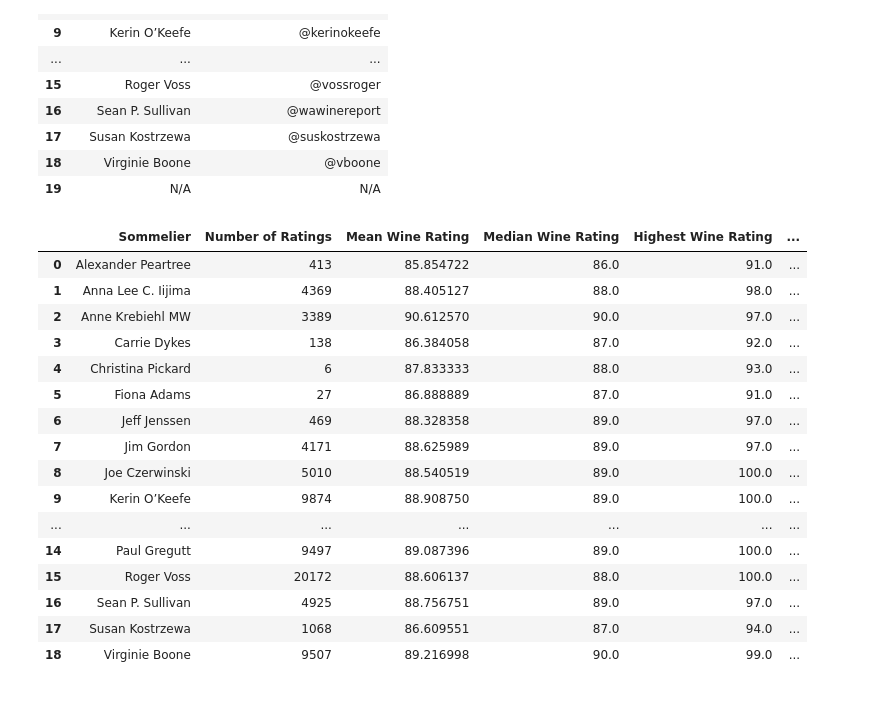
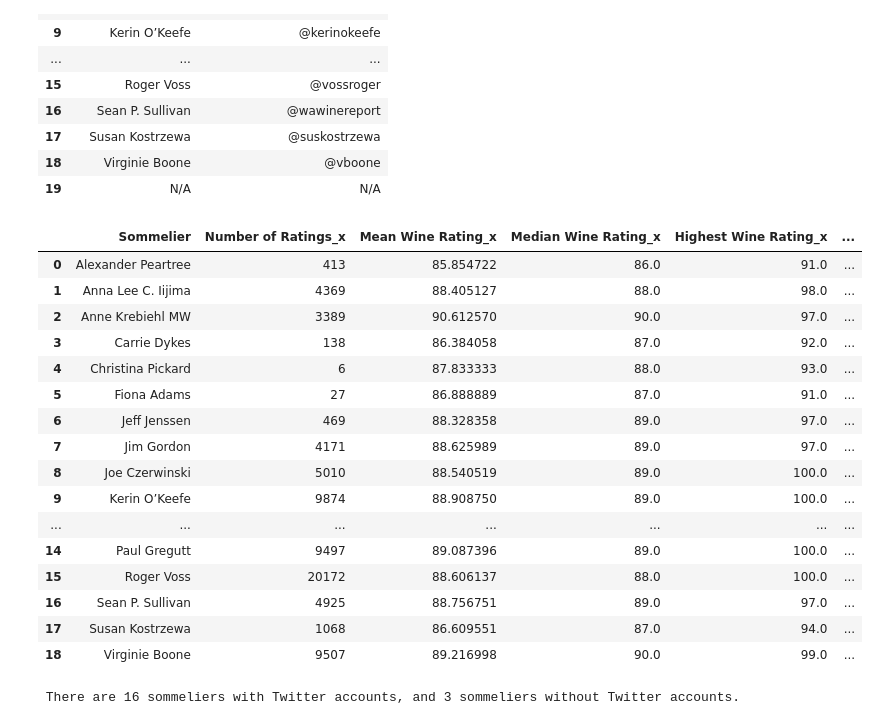
Before and after one commit to ParedesA/p1big_data_bandits, a Jupyter notebook: el_wine_questions.ipynb, the cells around one changed output. Saved outputs shown, nothing was run; the diff lists cells and outputs as text; code cells hidden in the pictures.

```diff
--- a/el_wine_questions.ipynb
+++ b/el_wine_questions.ipynb
@@ -318,10 +324,10 @@ som_twitter_df
 | 19 | N/A | N/A |
 # %%
 # Merge som_df and som_twitter_df
-som_twitter_df = pd.merge(som_df, som_twitter_df, on='Sommelier', how="inner")
-som_twitter_df
+som_df = pd.merge(som_df, som_twitter_df, on='Sommelier', how="inner")
+som_df
 # %% [output]
-|  | Sommelier | Number of Ratings | Mean Wine Rating | Median Wine Rating | Highest Wine Rating | ... |
+|  | Sommelier | Number of Ratings_x | Mean Wine Rating_x | Median Wine Rating_x | Highest Wine Rating_x | ... |
 | 0 | Alexander Peartree | 413 | 85.854722 | 86.0 | 91.0 | ... |
 | 1 | Anna Lee C. Iijima | 4369 | 88.405127 | 88.0 | 98.0 | ... |
 | 2 | Anne Krebiehl MW | 3389 | 90.612570 | 90.0 | 97.0 | ... |
@@ -338,3 +344,11 @@ som_twitter_df
 | 16 | Sean P. Sullivan | 4925 | 88.756751 | 89.0 | 97.0 | ... |
 | 17 | Susan Kostrzewa | 1068 | 86.609551 | 87.0 | 94.0 | ... |
 | 18 | Virginie Boone | 9507 | 89.216998 | 90.0 | 99.0 | ... |
+# %%
+# Count how many sommeliers do and do not have Twitter accounts
+soms_w_twitter = len(som_df[som_df['Sommelier Twitter Handle'].str.contains("@")])
+soms_wo_twitter = len(som_df[som_df['Sommelier Twitter Handle'].str.contains("N/A")])
+
+print(f" There are {soms_w_twitter} sommeliers with Twitter accounts, and {soms_wo_twitter} sommeliers without Twitter accounts.")
+# %% [output]
+ There are 16 sommeliers with Twitter accounts, and 3 sommeliers without Twitter accounts.
```
Also changed, not shown: parts of 4 cells of this notebook.
